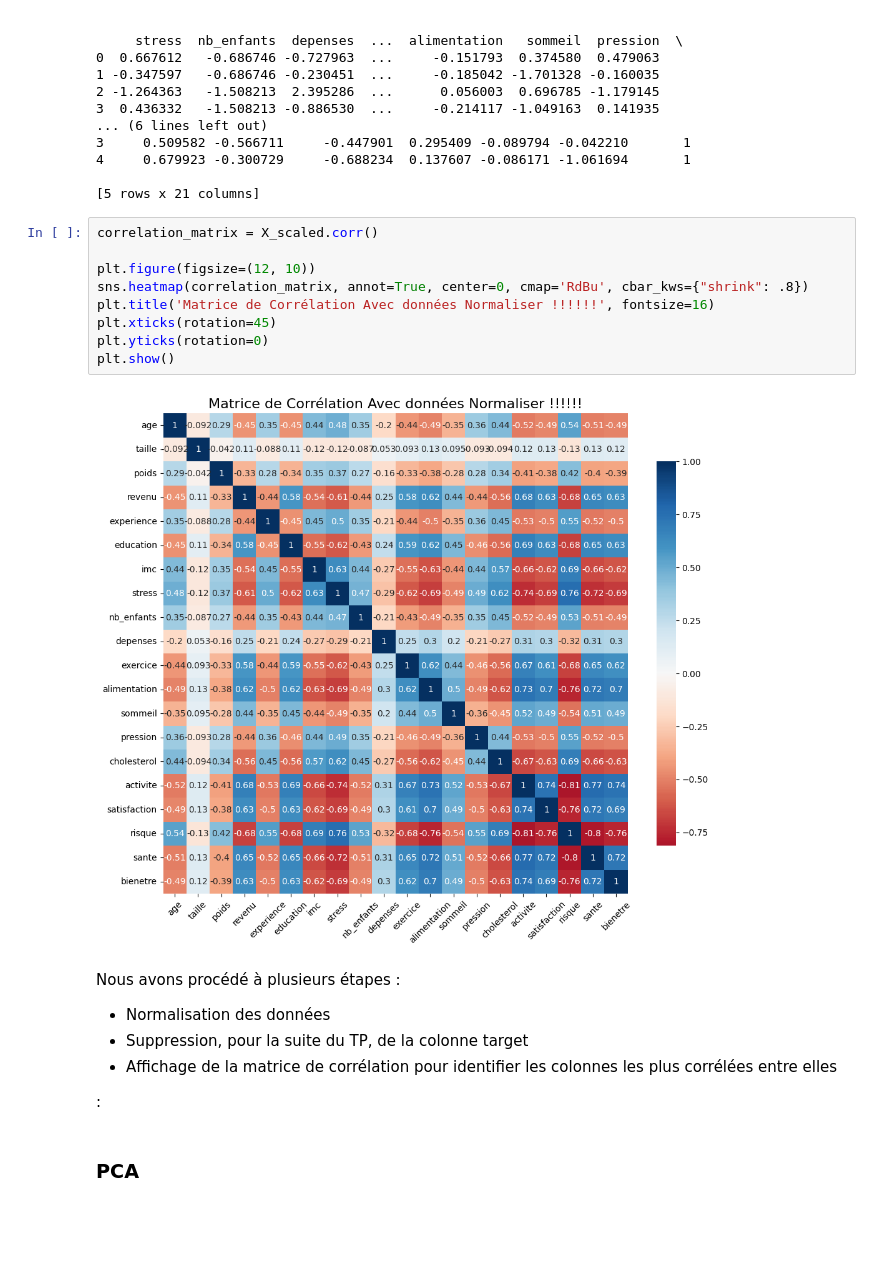
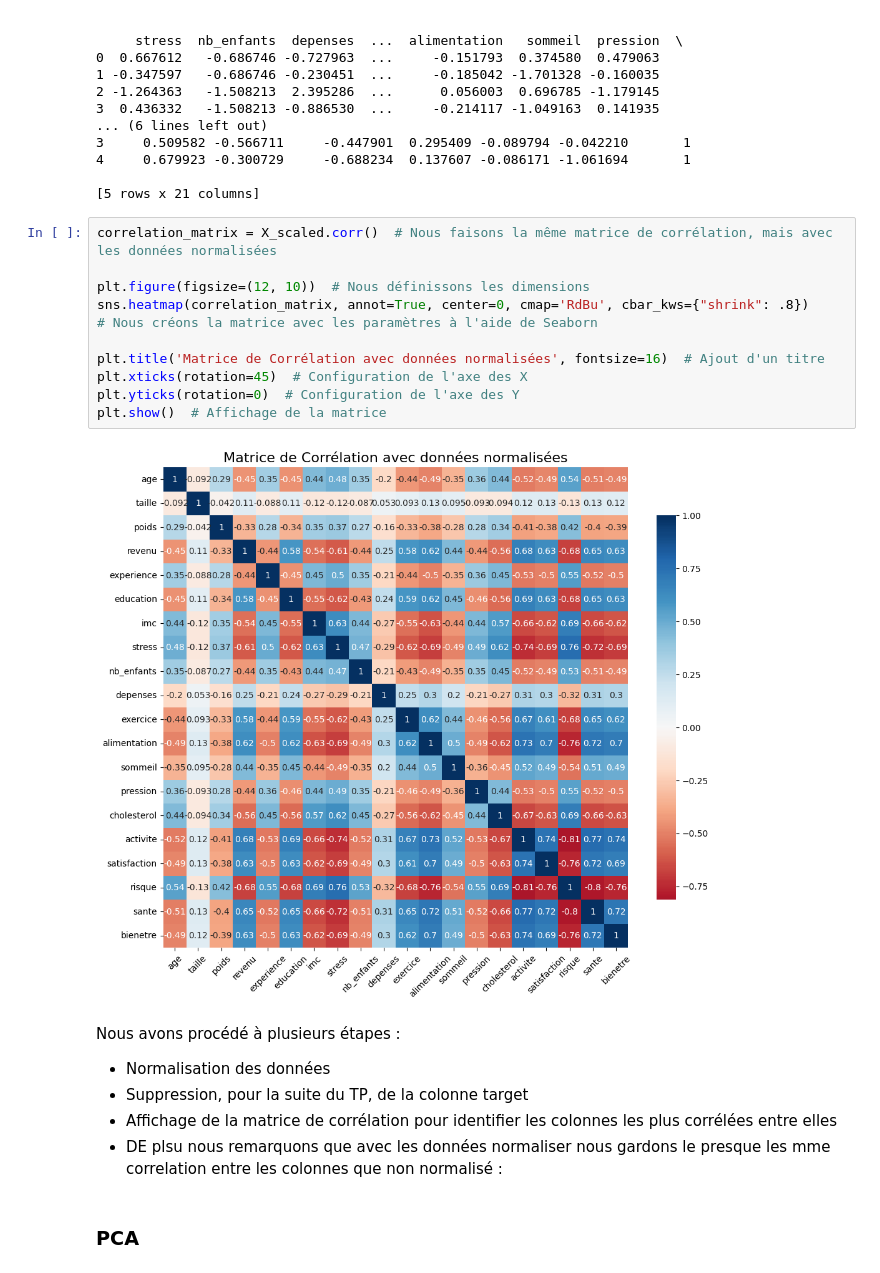
Before and after one commit to Leop250/Machine_learning, a Jupyter notebook: projet_fin_de_module.ipynb, the cells around one changed output. Saved outputs shown, nothing was run; the diff lists cells and outputs as text; blank space fills up the shorter version.

```diff
--- a/projet_fin_de_module.ipynb
+++ b/projet_fin_de_module.ipynb
@@ -107,23 +112,25 @@ print(df_scaled.head())
 
 [5 rows x 21 columns]
 # %%
-correlation_matrix = X_scaled.corr()
+correlation_matrix = X_scaled.corr()  # Nous faisons la même matrice de corrélation, mais avec les données normalisées
 
-plt.figure(figsize=(12, 10))
+plt.figure(figsize=(12, 10))  # Nous définissons les dimensions
 sns.heatmap(correlation_matrix, annot=True, center=0, cmap='RdBu', cbar_kws={"shrink": .8})
-plt.title('Matrice de Corrélation Avec données Normaliser !!!!!!', fontsize=16)
-plt.xticks(rotation=45)
-plt.yticks(rotation=0)
-plt.show()
+# Nous créons la matrice avec les paramètres à l'aide de Seaborn
+
+plt.title('Matrice de Corrélation avec données normalisées', fontsize=16)  # Ajout d'un titre
+plt.xticks(rotation=45)  # Configuration de l'axe des X
+plt.yticks(rotation=0)  # Configuration de l'axe des Y
+plt.show()  # Affichage de la matrice
 # %% [output]
-[figure, old version]
+[figure, new version]
 # %% [markdown]
 Nous avons procédé à plusieurs étapes :
 
 *   Normalisation des données
 *   Suppression, pour la suite du TP, de la colonne target
 *  Affichage de la matrice de corrélation pour identifier les colonnes les plus corrélées entre elles
-
+*  DE plsu nous remarquons que avec les données normaliser nous gardons le presque les mme correlation entre les colonnes que non normalisé
 :
 # %% [markdown]
 ### PCA
```
Also changed, not shown: parts of 43 cells of this notebook.
